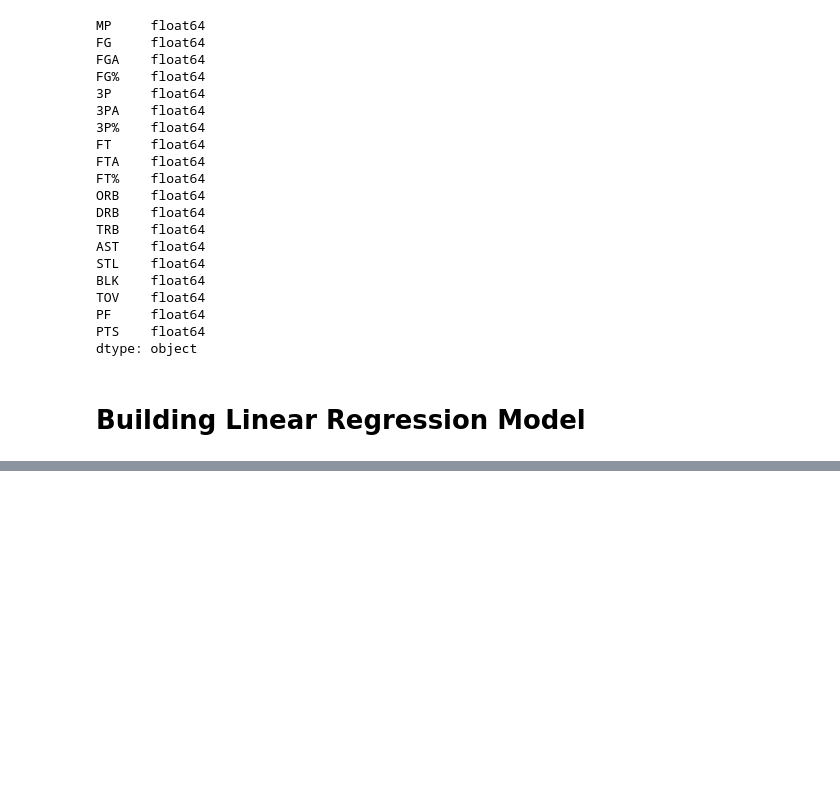
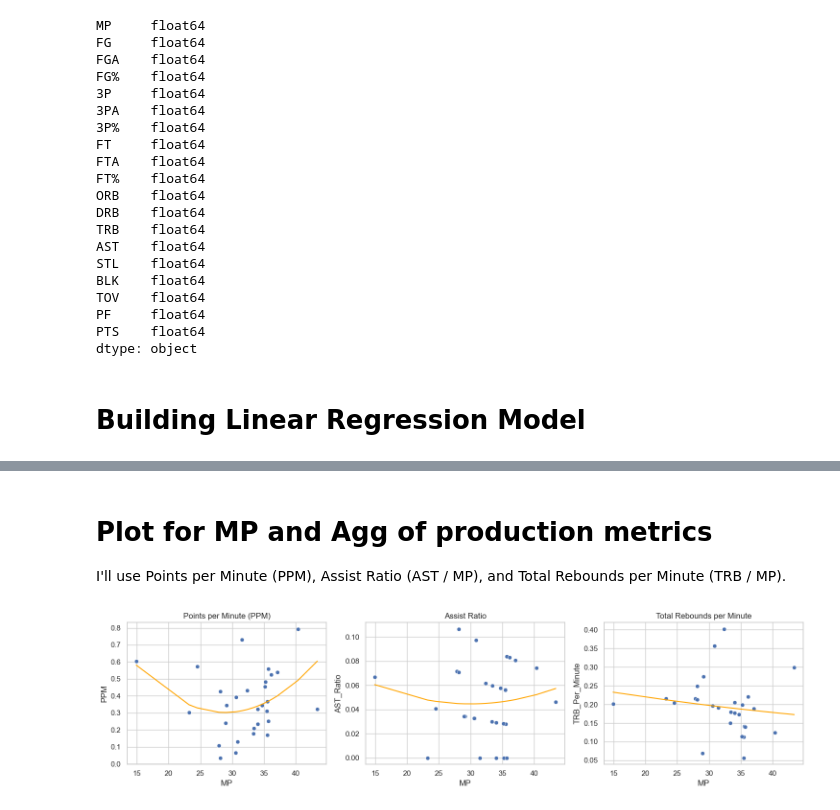
Before and after one commit to willvernon/player_production_model, a Jupyter notebook: player_production.ipynb, the cells around one changed output, grey strips where cells are left out. Drawn from its saved outputs; the diff is of its cells as text; code cells hidden in the pictures; blank space fills up the shorter version.

```diff
--- a/player_production.ipynb
+++ b/player_production.ipynb
@@ -285,0 +381,54 @@ Slope: 0.6022842299653495
+# %% [markdown]
+# Plot for MP and Agg of production metrics
+I'll use Points per Minute (PPM), Assist Ratio (AST / MP), and Total Rebounds per Minute (TRB / MP).
+# %%
+import pandas as pd
+
+# Calculate aggregate production metrics per minute
+basic["PPM"] = basic["PTS"] / basic["MP"]
+basic["AST_Ratio"] = basic["AST"] / basic["MP"]
+basic["TRB_Per_Minute"] = basic["TRB"] / basic["MP"]
+# %%
+import seaborn as sns
+import matplotlib.pyplot as plt
+
+# Set the style and create a figure with subplots for each metric
+sns.set(style="whitegrid")
+fig, axes = plt.subplots(1, 3, figsize=(15, 4))
+
+# Points per Minute (PPM)
+sns.scatterplot(x="MP", y="PPM", data=basic, ax=axes[0])
+axes[0].set_title("Points per Minute (PPM)")
+axes[0].plot(
+    np.unique(basic["MP"]),
+    np.poly1d(np.polyfit(basic["MP"], basic["PPM"], deg=2))(np.unique(basic["MP"])),
+    color="orange",
+)
+
+# Assist Ratio
+sns.scatterplot(x="MP", y="AST_Ratio", data=basic, ax=axes[1])
+axes[1].set_title("Assist Ratio")
+axes[1].plot(
+    np.unique(basic["MP"]),
+    np.poly1d(np.polyfit(basic["MP"], basic["AST_Ratio"], deg=2))(
+        np.unique(basic["MP"])
+    ),
+    color="orange",
+)
+
+# Total Rebounds per Minute
+sns.scatterplot(x="MP", y="TRB_Per_Minute", data=basic, ax=axes[2])
+axes[2].set_title("Total Rebounds per Minute")
+axes[2].plot(
+    np.unique(basic["MP"]),
+    np.poly1d(np.polyfit(basic["MP"], basic["TRB_Per_Minute"], deg=2))(
+        np.unique(basic["MP"])
+    ),
+    color="orange",
+)
+
+# Adjust layout and display the plots
+plt.tight_layout()
+plt.show()
+# %% [output]
+[figure, added]
```
Also changed, not shown: parts of 13 cells of this notebook, 1 other file.
